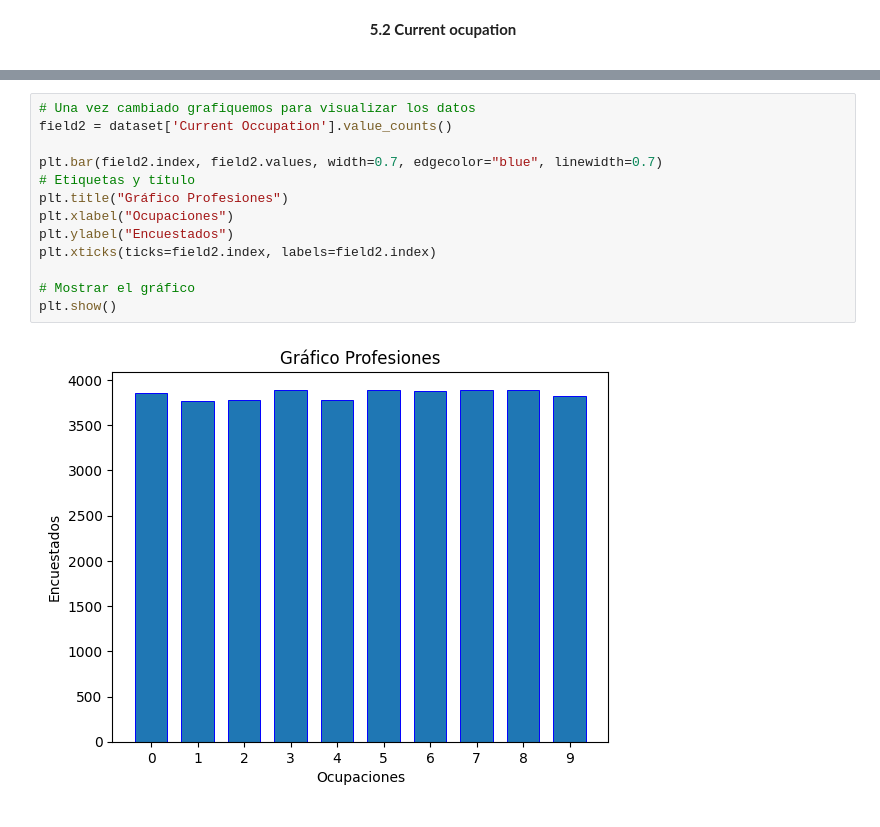
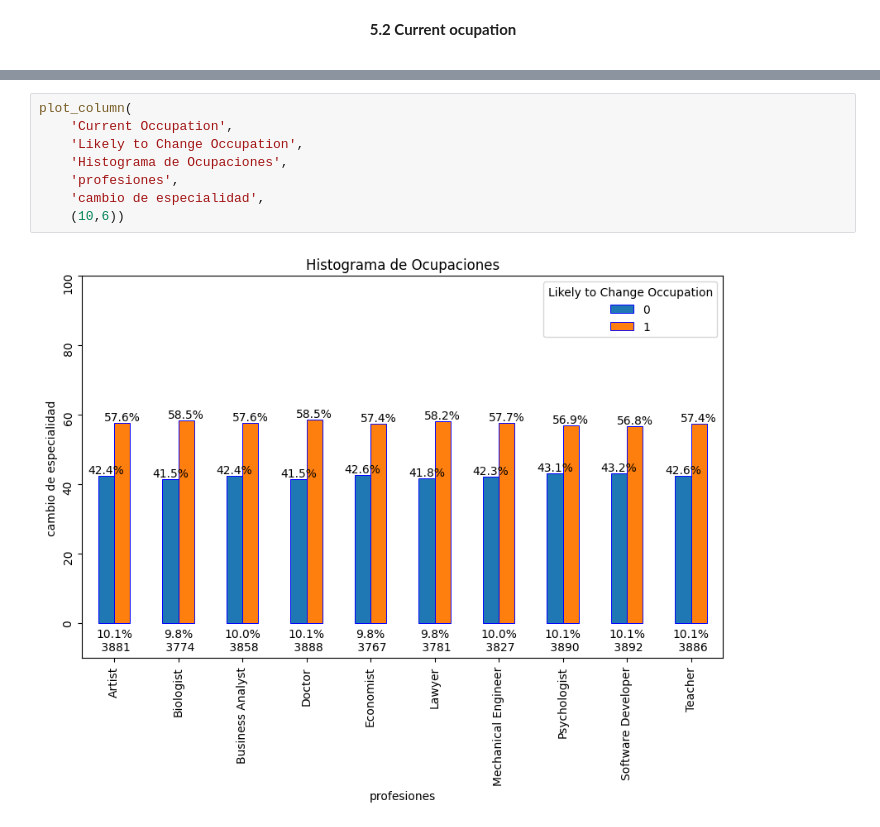
Before and after one commit to JD277/Field-vs-occupation, a Jupyter notebook: EDA.ipynb, the cells around one changed output, grey strips where cells are left out. Cells and saved outputs as stored; diff of their text form.

```diff
--- a/EDA.ipynb
+++ b/EDA.ipynb
@@ -500,15 +293,10 @@ dataset
-# %%
-# Una vez cambiado grafiquemos para visualizar los datos
-field2 = dataset['Current Occupation'].value_counts()
-
-plt.bar(field2.index, field2.values, width=0.7, edgecolor="blue", linewidth=0.7)
-# Etiquetas y título
-plt.title("Gráfico Profesiones")
-plt.xlabel("Ocupaciones")
-plt.ylabel("Encuestados")
-plt.xticks(ticks=field2.index, labels=field2.index)
-
-# Mostrar el gráfico
-plt.show()
-# %% [output]
-[figure, removed]
+# %%
+plot_column(
+    'Current Occupation',
+    'Likely to Change Occupation',
+    'Histograma de Ocupaciones',
+    'profesiones',
+    'cambio de especialidad',
+    (10,6))
+# %% [output]
+[figure, added]
```
Also changed, not shown: parts of 59 cells of this notebook.
